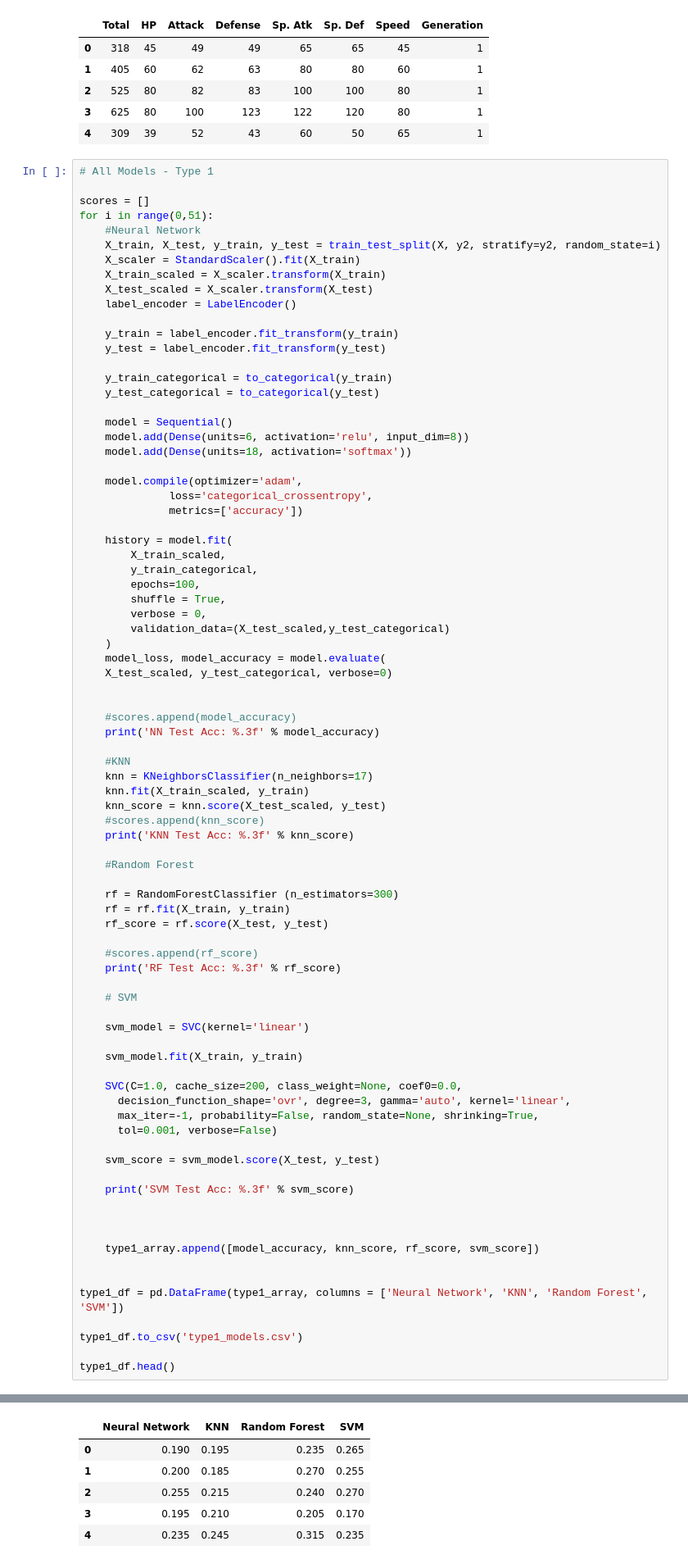
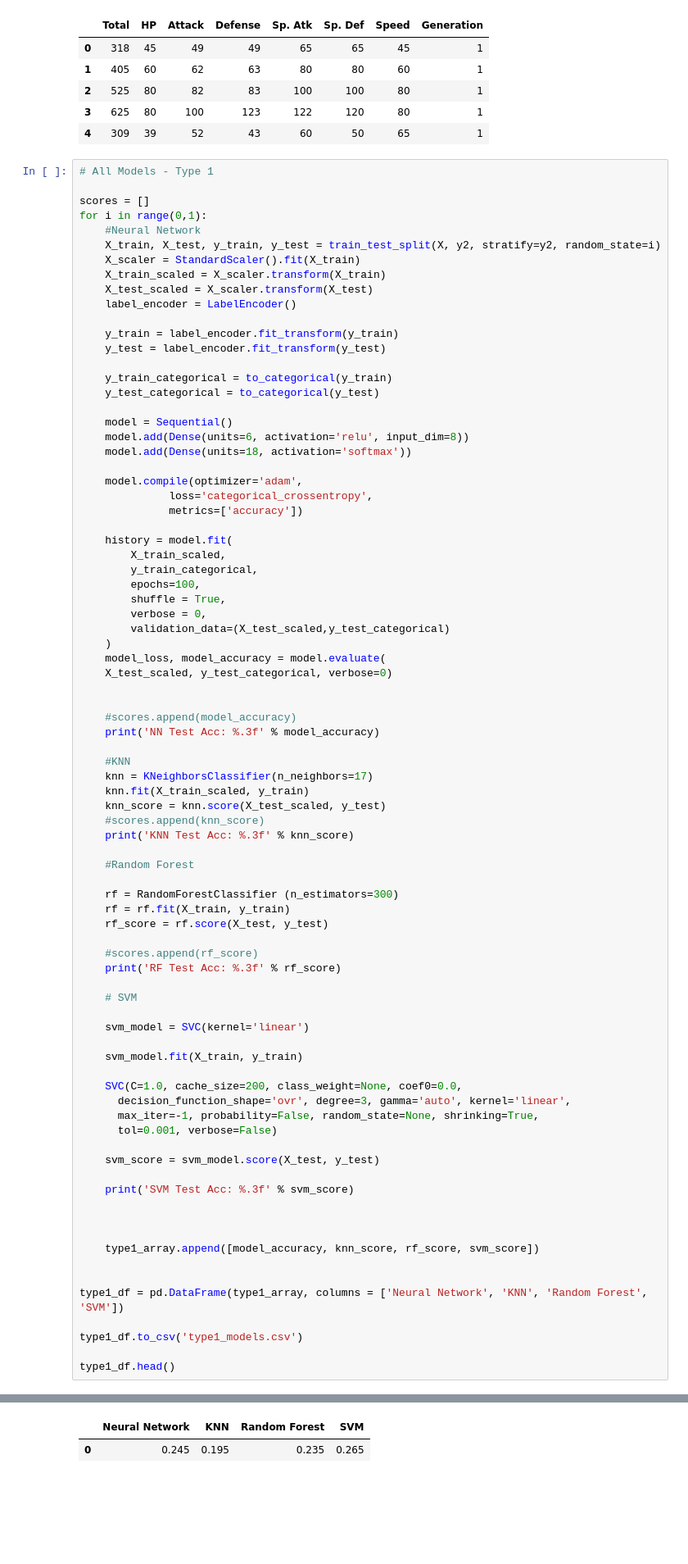
Before and after one commit to mfriesenmn/pokemon_ai, a Jupyter notebook: models.ipynb, the cells around one changed output, grey strips where cells are left out. Shown at 82% size. Saved outputs shown, nothing was run; the diff lists cells and outputs as text; blank space fills up the shorter version.

```diff
--- a/models.ipynb
+++ b/models.ipynb
@@ -49,7 +49,7 @@ X.head()
 # All Models - Type 1
 
 scores = []
-for i in range(0,51):
+for i in range(0,1):
     #Neural Network
     X_train, X_test, y_train, y_test = train_test_split(X, y2, stratify=y2, random_state=i)
     X_scaler = StandardScaler().fit(X_train)
@@ -148,9 +135,5 @@ SVM Test Acc: 0.190
 |  | Neural Network | KNN | Random Forest | SVM |
-| 0 | 0.190 | 0.195 | 0.235 | 0.265 |
-| 1 | 0.200 | 0.185 | 0.270 | 0.255 |
-| 2 | 0.255 | 0.215 | 0.240 | 0.270 |
-| 3 | 0.195 | 0.210 | 0.205 | 0.170 |
-| 4 | 0.235 | 0.245 | 0.315 | 0.235 |
+| 0 | 0.245 | 0.195 | 0.235 | 0.265 |
 # %%
 boxplot = type1_df.boxplot(column=['Neural Network', 'KNN', 'Random Forest', 'SVM'])
 
```
Also changed, not shown: parts of 6 cells of this notebook, 20 other files.
